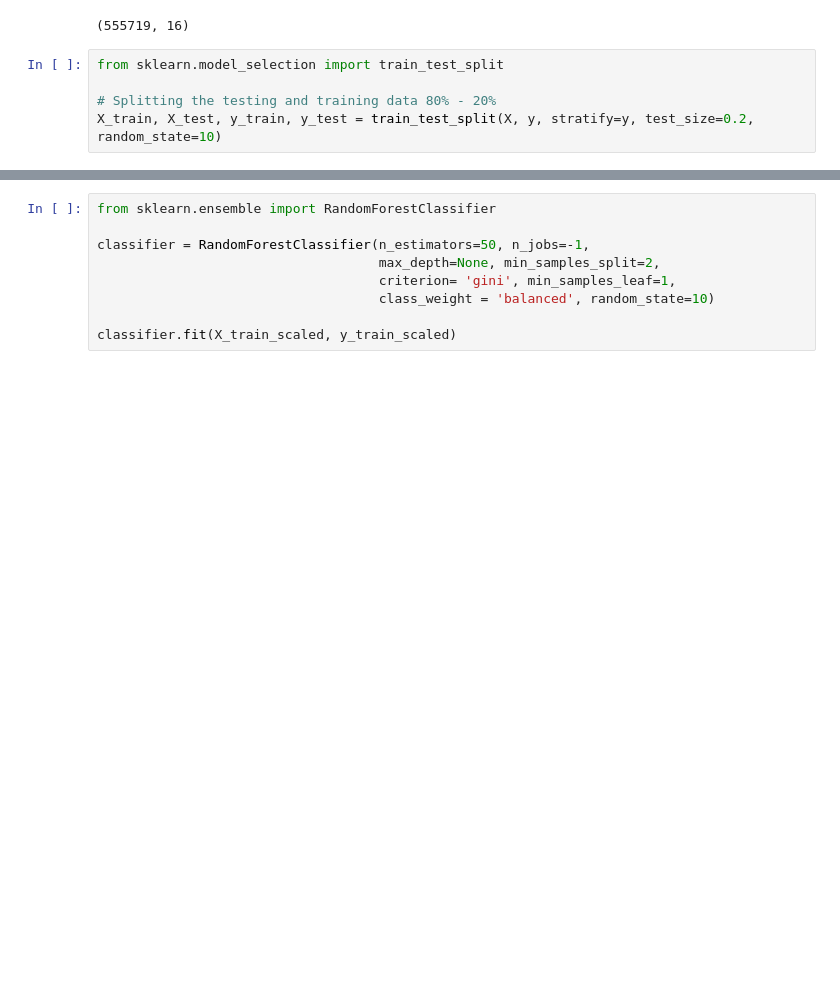
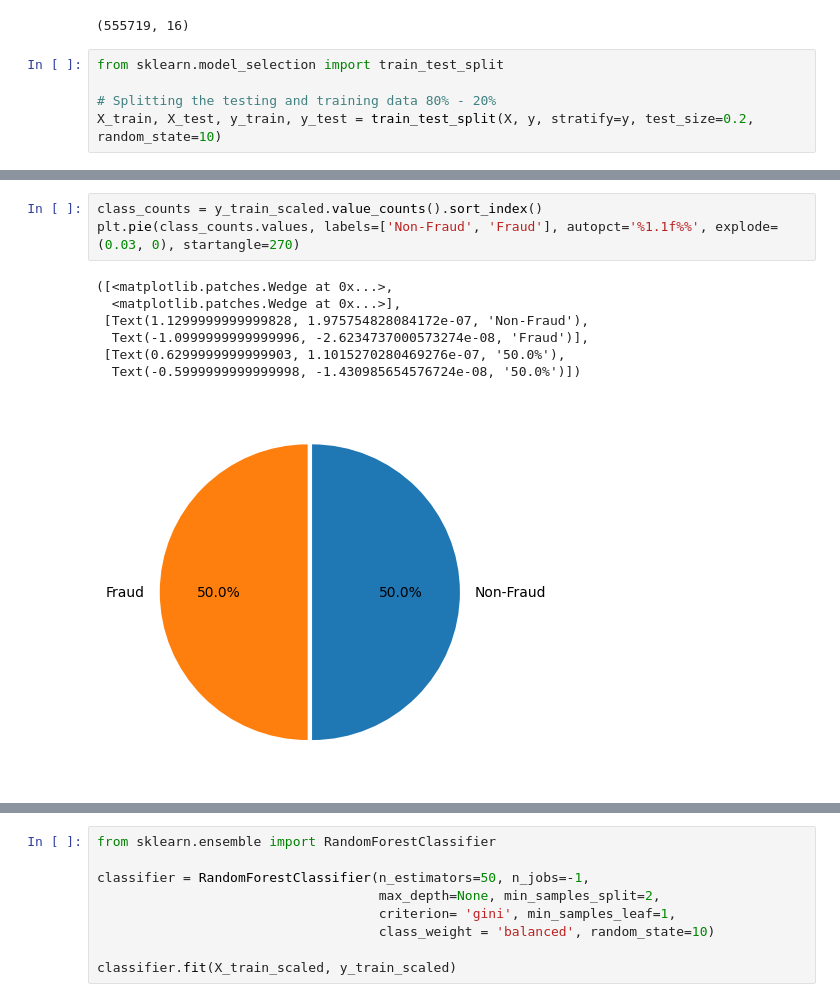
Before and after one commit to Oli-George/Machine-Learning, a Jupyter notebook: main.ipynb, the cells around one changed output, grey strips where cells are left out. Saved outputs shown, nothing was run; the diff lists cells and outputs as text; blank space fills up the shorter version.

```diff
--- a/main.ipynb
+++ b/main.ipynb
@@ -107,0 +123,11 @@ KeyboardInterrupt:
+# %%
+class_counts = y_train_scaled.value_counts().sort_index()
+plt.pie(class_counts.values, labels=['Non-Fraud', 'Fraud'], autopct='%1.1f%%', explode=(0.03, 0), startangle=270)
+# %% [output]
+([<matplotlib.patches.Wedge at 0x...>,
+  <matplotlib.patches.Wedge at 0x...>],
+ [Text(1.1299999999999828, 1.975754828084172e-07, 'Non-Fraud'),
+  Text(-1.0999999999999996, -2.6234737000573274e-08, 'Fraud')],
+ [Text(0.6299999999999903, 1.1015270280469276e-07, '50.0%'),
+  Text(-0.5999999999999998, -1.430985654576724e-08, '50.0%')])
+[figure, added]
```
Also changed, not shown: parts of 10 cells of this notebook.
